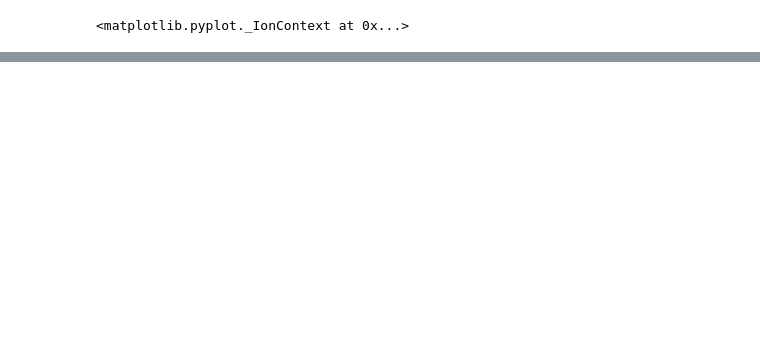
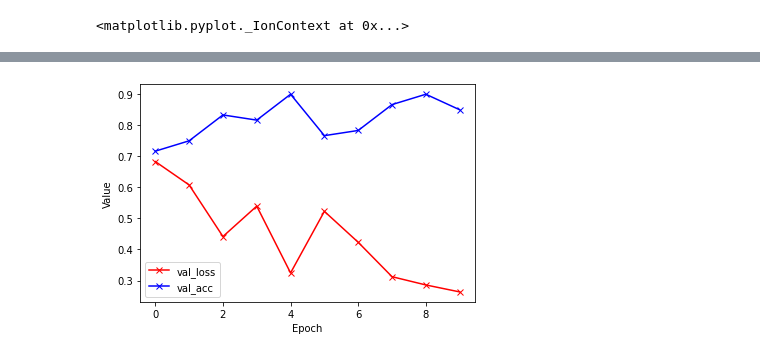
Before and after one commit to ChainYo/door_detector, a Jupyter notebook: finetuning.ipynb, the cells around one changed output, grey strips where cells are left out. Saved outputs shown, nothing was run; the diff lists cells and outputs as text; code cells hidden in the pictures; blank space fills up the shorter version.

```diff
--- a/finetuning.ipynb
+++ b/finetuning.ipynb
@@ -218,0 +234,4 @@ visualize_model(model_ft)
+# %%
+plots(history, "val")
+# %% [output]
+[figure, added]
```
Also changed, not shown: parts of 9 cells of this notebook, 2 other files.
